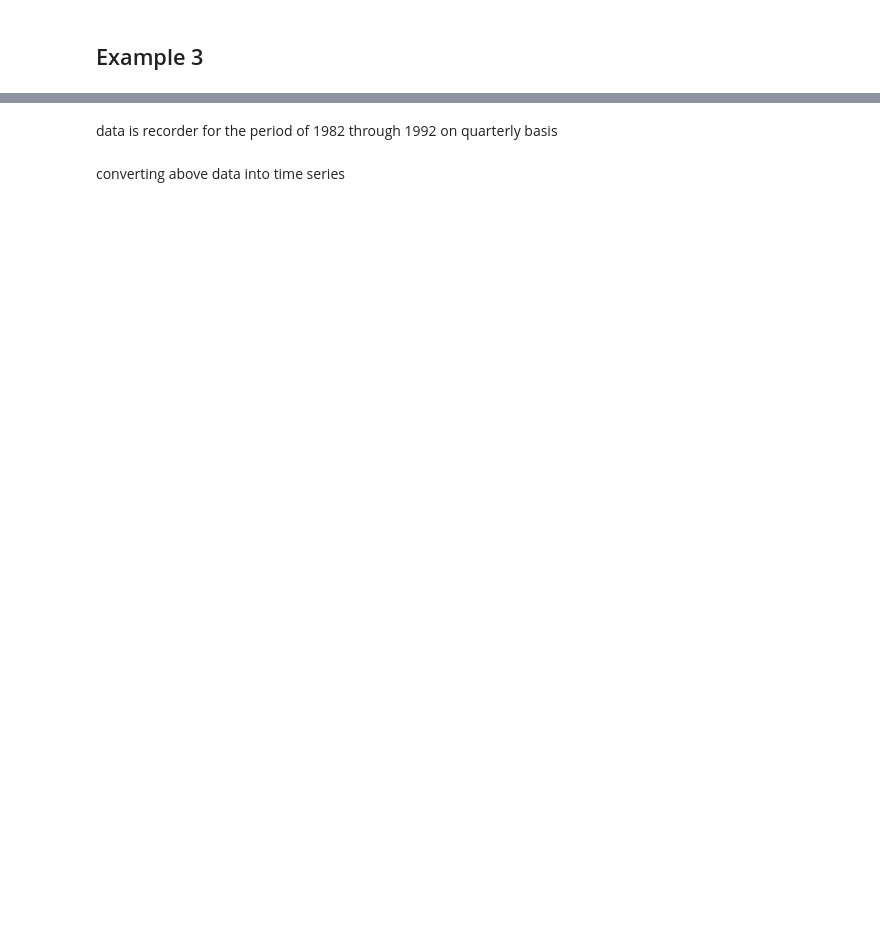
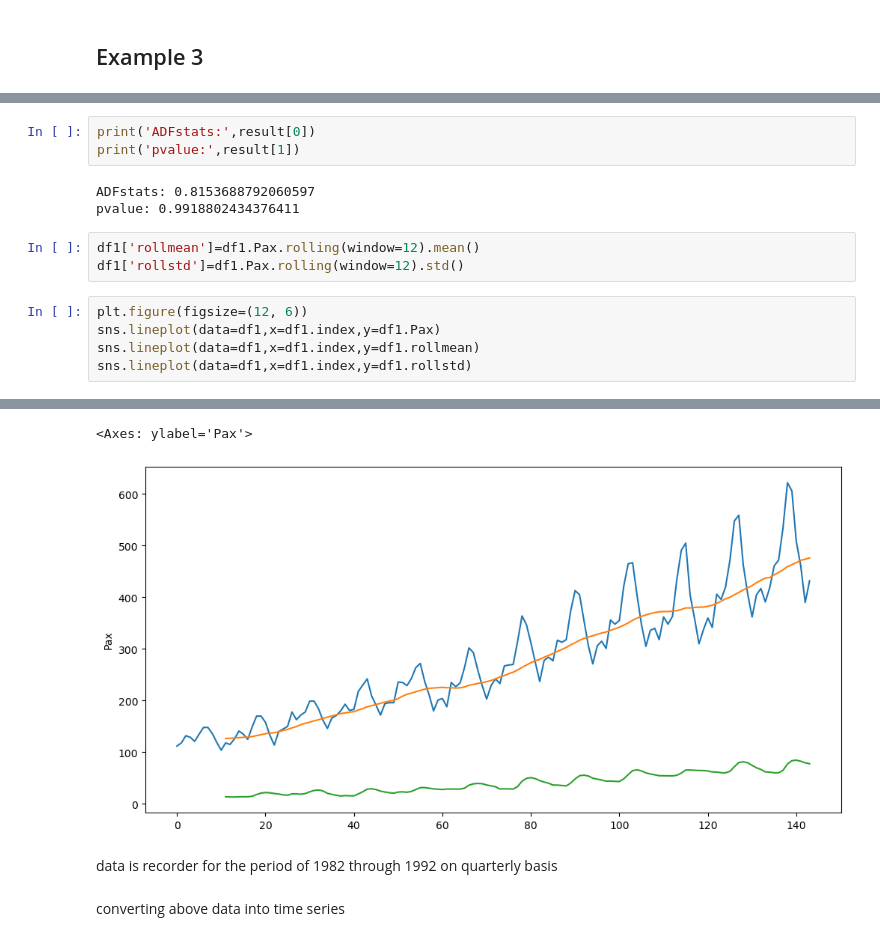
Before and after one commit to j33tu/mtech, a Jupyter notebook: ClassLectures/Sem2/TSF/G2-class1.ipynb, the cells around one changed output, grey strips where cells are left out. Drawn from its saved outputs; the diff is of its cells as text; blank space fills up the shorter version.

```diff
--- a/ClassLectures/Sem2/TSF/G2-class1.ipynb
+++ b/ClassLectures/Sem2/TSF/G2-class1.ipynb
@@ -146,0 +118,15 @@ plt.show()
+# %%
+print('ADFstats:',result[0])
+print('pvalue:',result[1])
+# %% [output]
+ADFstats: 0.8153688792060597
+pvalue: 0.9918802434376411
+# %%
+df1['rollmean']=df1.Pax.rolling(window=12).mean()
+df1['rollstd']=df1.Pax.rolling(window=12).std()
+# %%
+plt.figure(figsize=(12, 6))
+sns.lineplot(data=df1,x=df1.index,y=df1.Pax)
+sns.lineplot(data=df1,x=df1.index,y=df1.rollmean)
+sns.lineplot(data=df1,x=df1.index,y=df1.rollstd)
+# %% [output]
@@ -147,3 +136,5 @@ plt.show()
+<Axes: ylabel='Pax'>
+[figure, added]
 # %% [markdown]
 data is recorder for the period of 1982 through 1992 on quarterly basis
 # %% [markdown]
```
Also changed, not shown: parts of 72 cells of this notebook, 43 other files.
